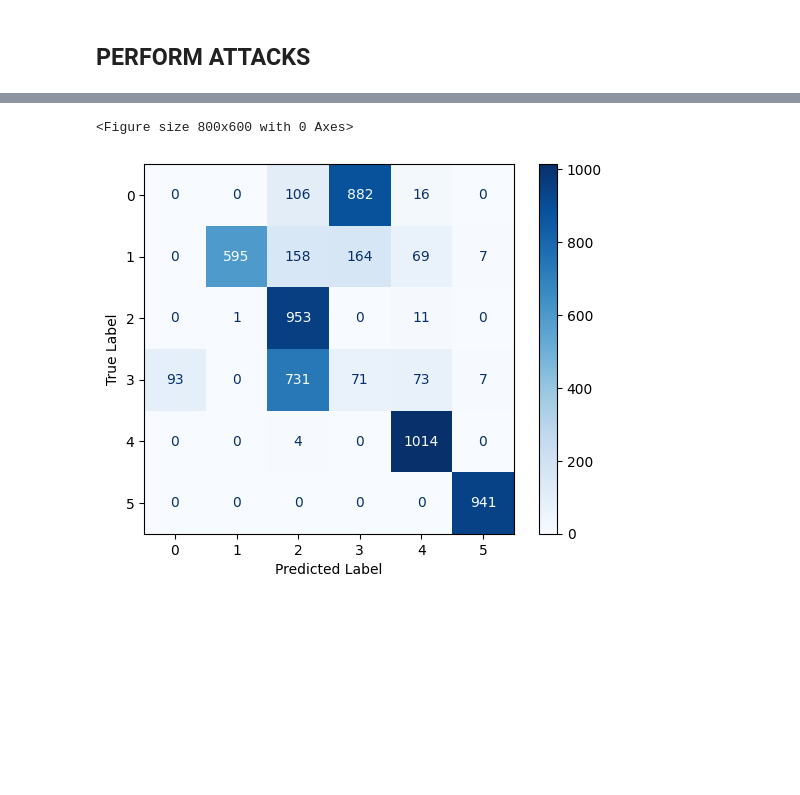
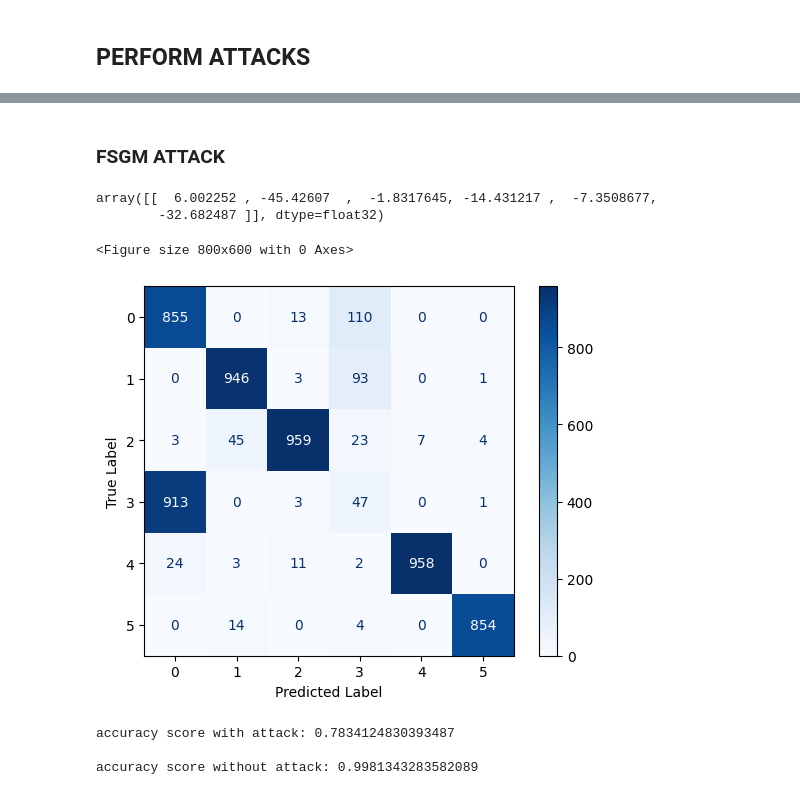
Before and after one commit to rosaliemillner/PGM_project, a Jupyter notebook: main.ipynb, the cells around one changed output, grey strips where cells are left out. Saved outputs shown, nothing was run; the diff lists cells and outputs as text; code cells hidden in the pictures; blank space fills up the shorter version.

```diff
--- a/main.ipynb
+++ b/main.ipynb
@@ -122,0 +136,10 @@ cm = plot_confusion_matrix(true_labels, pred_labels)
+# %%
+fit_model, train_losses, train_accs, val_losses, val_accs = evalutrain_model(model,
+                'convnet',
+                TRAIN_VAL_LOADER,
+                TRAIN_VAL_SET,
+                DISCRIMINANT_CRITERION,
+                optimizer,
+                scheduler,
+                DEVICE,
+                num_epochs=10)
@@ -124,0 +181,11 @@ cm = plot_confusion_matrix(true_labels, pred_labels)
+# %%
+from attacks import run_one_pixel_attack
+import numpy as np
+
+list_labels = []
+for name in os.listdir(IMG_DIR):
+    list_labels.append(name)
+list_labels = np.sort(list_labels)
+test_loader = torch.utils.data.DataLoader(TEST_SET, batch_size=1, shuffle=False)
+fit_model = fit_model.to(DEVICE)
+adv_images_pixel = run_one_pixel_attack(fit_model, test_loader, list_labels, model_type='convnet')
@@ -125,18 +206,35 @@ cm = plot_confusion_matrix(true_labels, pred_labels)
+# %% [markdown]
+### **FSGM ATTACK**
 # %%
 # fsgm attack
 from evaluation import perform_attack
 
-adv_images = perform_attack(fit_model, TEST_SET, model_type='convnet', attack='fsgm')
+adv_images = perform_attack(fit_model, TEST_SET, model_type='vae', attack='fsgm', epsilon=0.1)
 # %%
-true_labels, pred_labels, probs_positive = test_evaluation(fit_model,
+true_labels, pred_labels_attack, probs_positive, logs = test_evaluation(fit_model,
                                                             TEST_SET,
                                                             device='cpu',
-                                                            type_model='convnet',
+                                                            type_model='vae_gbz',
                                                             attack=True,
                                                             adv_images=adv_images
                                                             )
+# %%
+logs[0]
+# %% [output]
+array([[  6.002252 , -45.42607  ,  -1.8317645, -14.431217 ,  -7.3508677,
+        -32.682487 ]], dtype=float32)
 # %%
-cm = plot_confusion_matrix(true_labels, pred_labels)
+cm = plot_confusion_matrix(true_labels, pred_labels_attack)
 # %% [output]
 <Figure size 800x600 with 0 Axes>
-[figure, old version]
+[figure, new version]
+# %%
+# compute accuracy
+from sklearn.metrics import accuracy_score
+
+print(f'accuracy score with attack: {accuracy_score(true_labels, pred_labels_attack)} \n')
+print(f'accuracy score without attack: {accuracy_score(true_labels, pred_labels)} \n')
+# %% [output]
+accuracy score with attack: 0.7834124830393487
+
+accuracy score without attack: 0.9981343283582089
```
Also changed, not shown: parts of 33 cells of this notebook, 10 other files.
